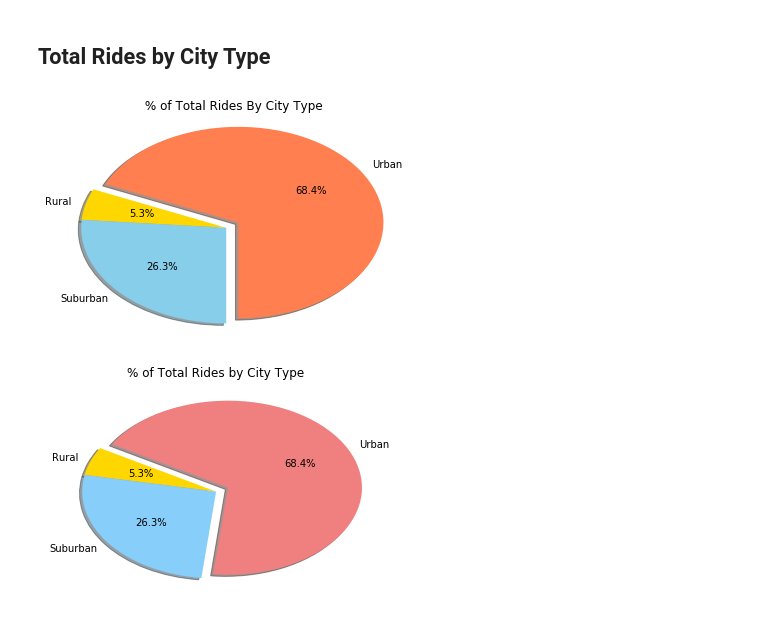
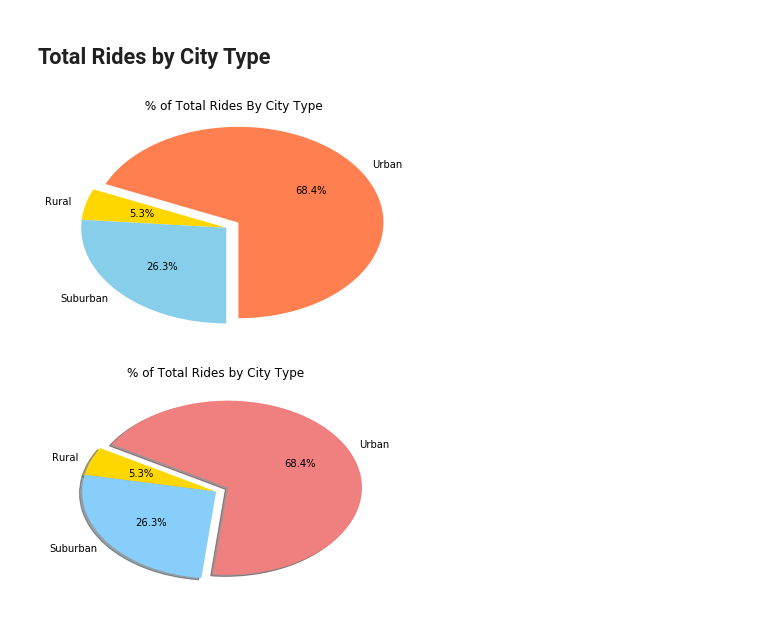
Before and after one commit to divyatv/Pyber_matlplotlib, a Jupyter notebook: pyber_starter.ipynb, the cells around one changed output. Cells and saved outputs as stored; diff of their text form; code cells hidden in the pictures.

```diff
--- a/pyber_starter.ipynb
+++ b/pyber_starter.ipynb
@@ -30,7 +30,8 @@ ride_datadf=pd.DataFrame(ride_data)
 ########################################################################
 #### Merge datframes ###################################################
 # Combine the data into a single dataset- use pd.merge on city
-merged_data=pd.merge(city_datadf, ride_datadf, on='city')
+merged_data=pd.merge(ride_datadf, city_datadf, how='left', on='city')
+#pd.merge(ride_data_df,city_data_df,how='left', on=['city'])
 
 
 # Display the data table for preview
@@ -263,36 +267,37 @@ ride_by_urban_percentage=round((ride_by_urban/total_rides)*100, 2)
 ride_by_rural_percentage=round((ride_by_rural/total_rides)*100, 2)
 ride_by_suburban_percentage=round((ride_by_suburban/total_rides)*100, 2)
 # Build Pie Chart
 
 labels = 'Urban', 'Rural', 'Suburban'
 data = [ride_by_urban_percentage, ride_by_rural_percentage, ride_by_suburban_percentage]
 explode = (0.1, 0, 0)  # only "explode" the 1st slice (i.e. 'urban')
 colors = ['coral', 'gold', 'skyblue']
 plt.pie(
     # using data total)arrests
     data,
     # with the labels being officer names
     labels=labels,
     # with no shadows=false
-    shadow=True,
+    shadow=False,
     # with colors
     colors=colors,
     # with one slide exploded out
     explode=(0.1, 0, 0),
     # with the start angle at 90%
     startangle=270,
     # with the percent listed as a fraction
     autopct='%1.1f%%',
     )
 #plt.pie(data, explode=explode, labels=labels, colors=colors, shadow=True, startangle=270)
 plt.title(" % of Total Rides By City Type")
 plt.axis('auto')
 #plt.tight_layout()
-plt.show()
+#plt.show()
 
 # Save Figure
+plt.savefig("Divya_pie_totalpercentage_rides.jpg", dpi=600, transparent=False )
 # %% [output]
-[figure, old version]
+[figure, new version]
 # %%
 # Show Figure
 #plt.show()
```
Also changed, not shown: parts of 5 cells of this notebook, 6 other files.
